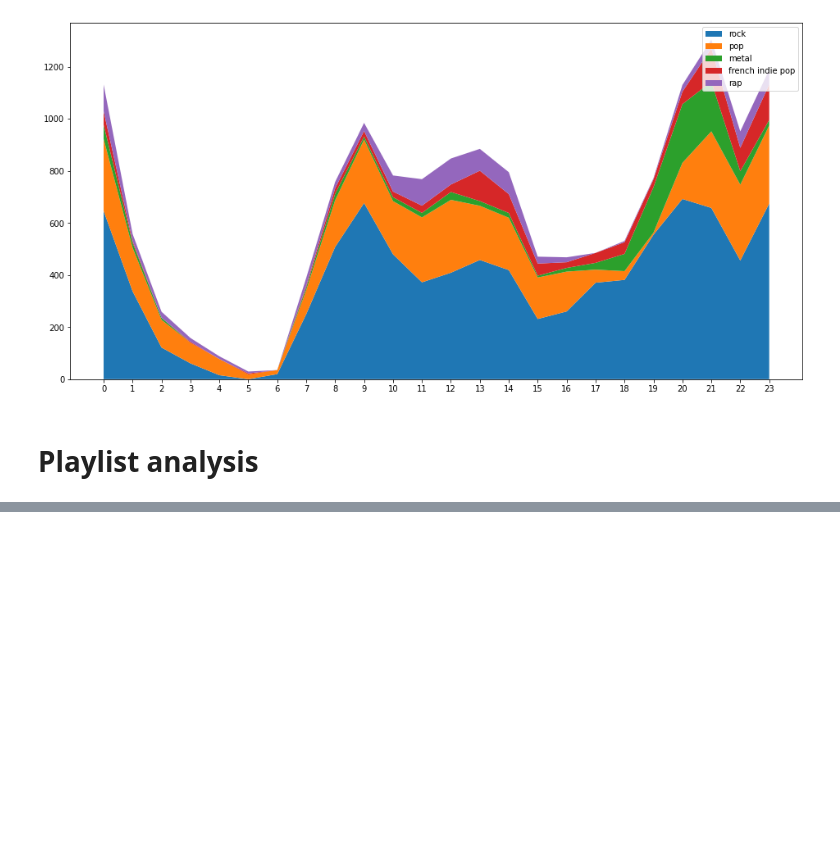
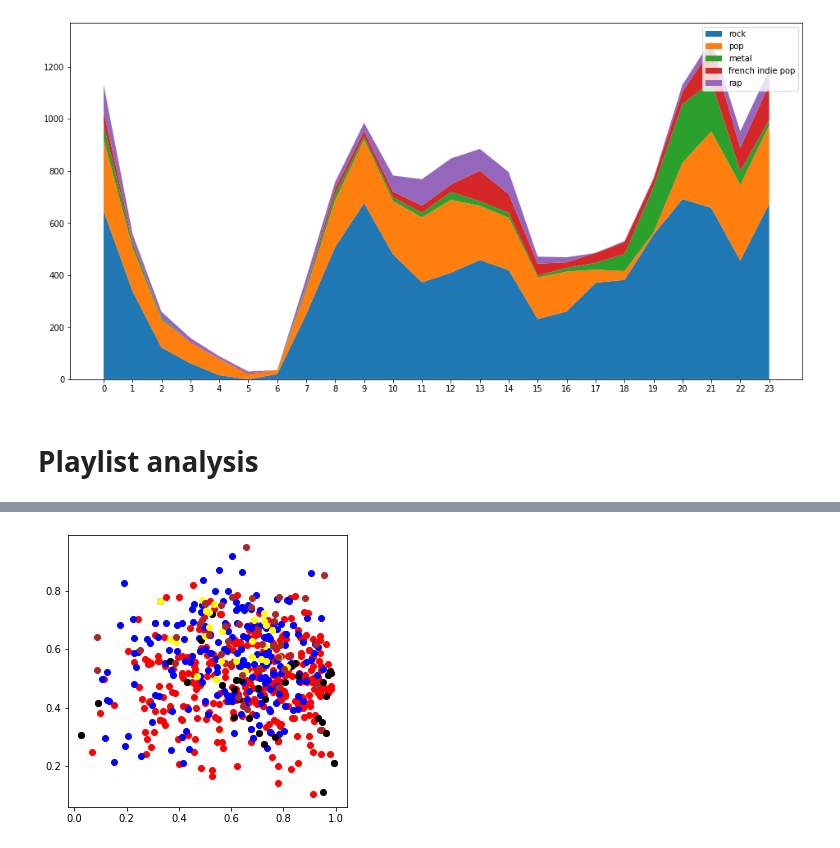
Before and after one commit to TimoBl/Spotify-Data-Analysis, a Jupyter notebook: Spotify_Data_Analysis.ipynb, the cells around one changed output, grey strips where cells are left out. Drawn from its saved outputs; the diff is of its cells as text; code cells hidden in the pictures; blank space fills up the shorter version.

```diff
--- a/Spotify_Data_Analysis.ipynb
+++ b/Spotify_Data_Analysis.ipynb
@@ -286,4 +339,4 @@ def get_tracks_features(tracks):
 
   return features
 
-features = get_tracks_features(tracks)
+track_features = get_tracks_features(tracks)
@@ -289,0 +391,22 @@ features = get_tracks_features(tracks)
+# %%
+fig, ax = plt.subplots(figsize=(5, 5))
+
+for i in range(len(genres)):
+  cmd = """ SELECT energy, danceability FROM shazam_tracks AS s
+            INNER JOIN artist_genres AS a
+            ON s.artistName=a.artistName
+            INNER JOIN track_features AS t
+            ON s.trackId=t.trackId
+            WHERE genreName='""" + genres[i] + "';"
+
+  cur = database.execute(cmd)
+  res = cur.fetchall()
+
+  features = []
+  for j in range(2):
+    feature = [x[j] for x in res]
+    features.append(feature)
+
+  ax.scatter(features[0], features[1], c=colors[i]);
+# %% [output]
+[figure, added]
```
Also changed, not shown: parts of 15 cells of this notebook.
